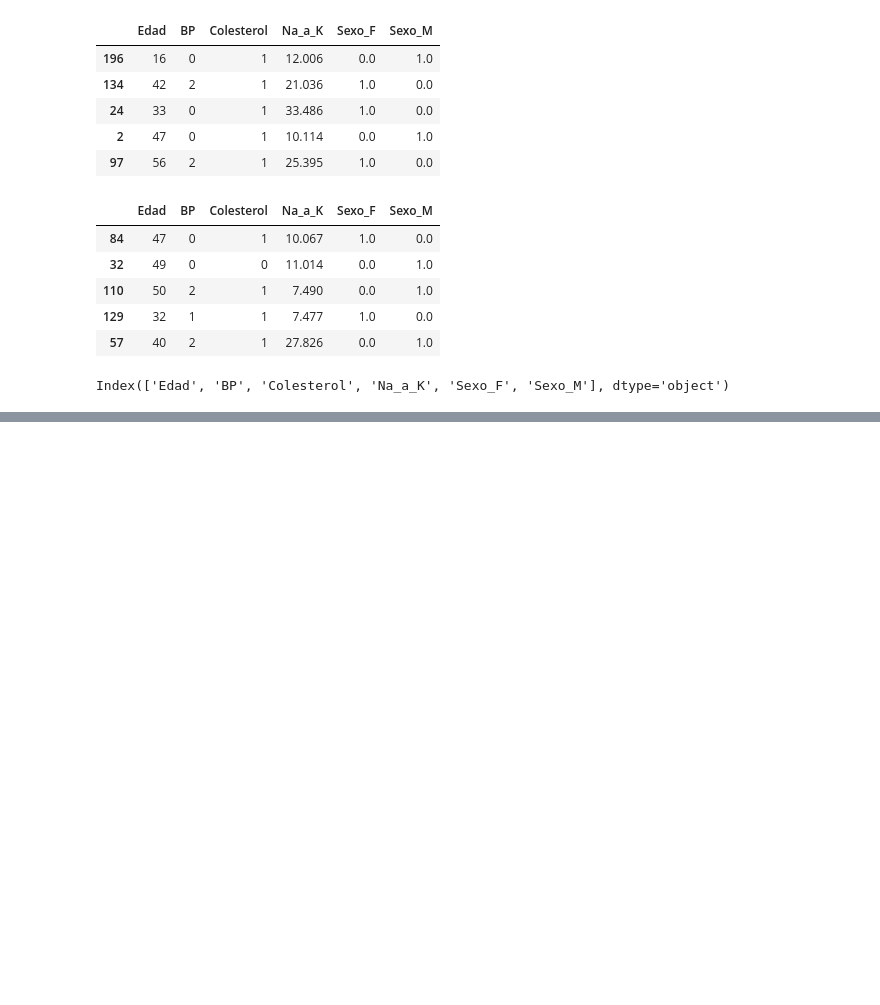
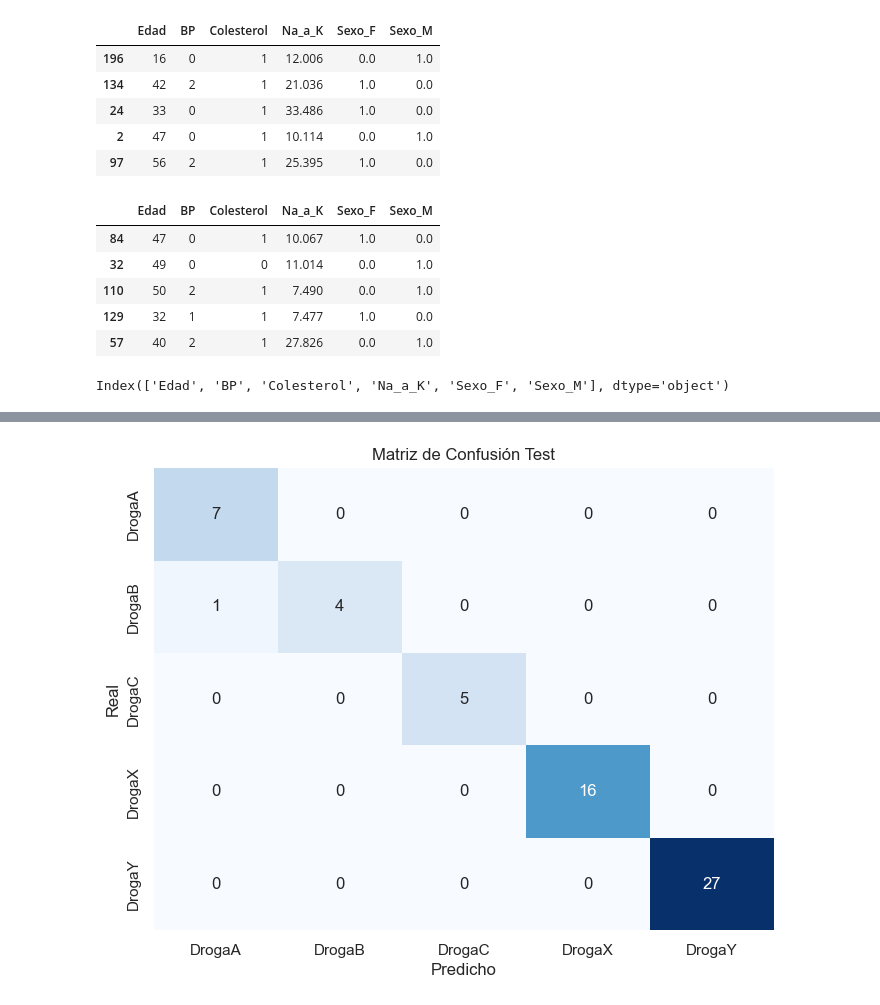
Before and after one commit to GenaCanciani/TP2-Mineria, a Jupyter notebook: tp2.ipynb, the cells around one changed output, grey strips where cells are left out. Drawn from its saved outputs; the diff is of its cells as text; code cells hidden in the pictures; blank space fills up the shorter version.

```diff
--- a/tp2.ipynb
+++ b/tp2.ipynb
@@ -497,0 +644,19 @@ X_train_70.head()
+# %%
+plt.figure(figsize=(8, 6))
+
+sns.heatmap(
+    confusion_30_test,
+    annot=True,
+    fmt='d',
+    cmap='Blues',
+    cbar=False,
+    xticklabels=le.classes_,
+    yticklabels=le.classes_
+)
+
+plt.xlabel('Predicho')
+plt.ylabel('Real')
+plt.title('Matriz de Confusión Test')
+plt.show()
+# %% [output]
+[figure, added]
```
Also changed, not shown: parts of 84 cells of this notebook.
